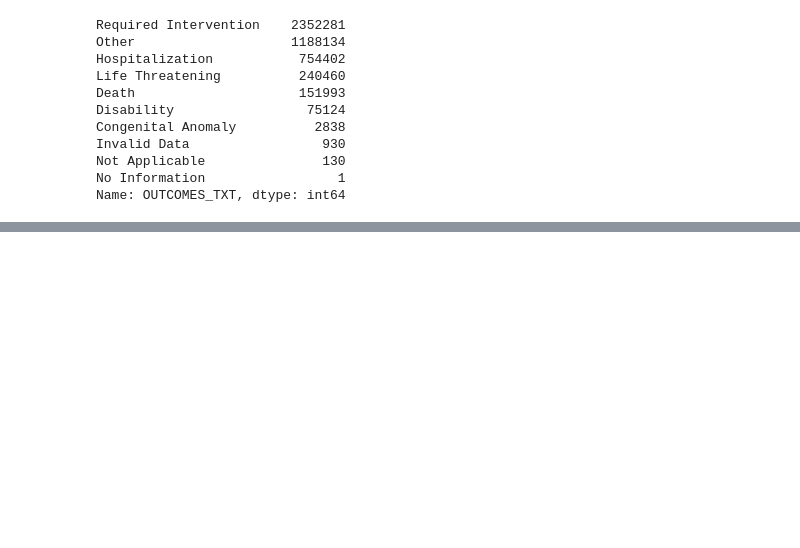
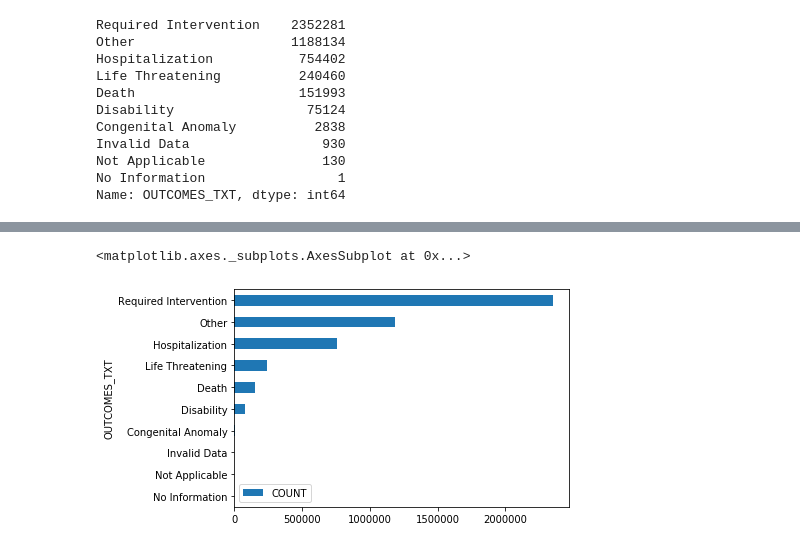
Before and after one commit to datawolf19/MAUDE, a Jupyter notebook: MDR Data.ipynb, the cells around one changed output, grey strips where cells are left out. Saved outputs shown, nothing was run; the diff lists cells and outputs as text; code cells hidden in the pictures; blank space fills up the shorter version.

```diff
--- a/MDR Data.ipynb
+++ b/MDR Data.ipynb
@@ -19,6 +10,0 @@ https://www.fda.gov/medical-devices/mandatory-reporting-requirements-manufacture
-# %%
-urls = [
-        'http://www.accessdata.fda.gov/MAUDE/ftparea/foidev2017.zip',
-        'http://www.accessdata.fda.gov/MAUDE/ftparea/foidev2018.zip',
-        'http://www.accessdata.fda.gov/MAUDE/ftparea/foidev2019.zip'
-       ]
@@ -26,6 +47,21 @@ urls = [
 # DataFrame to store the MAUDE Data
 
 def maude_downloader(urls):
+    """Downloads MAUDE files for data analysis.
+
+    This will download the MAUDE file content, stream the bytes
+    to uncompress and analyze. Will also append the list of zips
+    into a single pandas DataFrame for analysis.
+
+    Parameters:
+        urls: list
+            This is the list of urls from the MAUDE website that
+            will be used for analysis.
+
+    Returns:
+        pandas DataFrame object
+
+    """
     df = pd.DataFrame()
     # Relevant urls to download
     for url in urls:
@@ -39,5 +75,5 @@ def maude_downloader(urls):
                 # Skips over rows with errors.
                 with zf.open(name) as myfile:
                     df = df.append(pd.read_csv(io.StringIO(myfile.read().decode('latin1')), delimiter='|',
-                                               error_bad_lines=False, warn_bad_lines=False))
+                                               error_bad_lines=False, warn_bad_lines=False, low_memory=False))
     return df
@@ -117,2 +104,0 @@ patient[patient.SEQUENCE_NUMBER_OUTCOME.str.contains(';').fillna(False)]
-# %%
-df3 = patient.set_index(['MDR_REPORT_KEY', 'DATE_RECEIVED'])[['SEQUENCE_NUMBER_OUTCOME']].apply(lambda x: x.str.split(';').explode())['SEQUENCE_NUMBER_OUTCOME'].str.split('.', expand=True).rename(columns={0:'EVENT_SEQUENCE', 1:'PATIENT_OUTCOME'})
@@ -119,3 +121,13 @@ df3 = patient.set_index(['MDR_REPORT_KEY', 'DATE_RECEIVED'])[['SEQUENCE_NUMBER_O
+# %%
+# Let's fix this. A couple are going on here. First, I'm creating an index based on the unique key
+# (MDR_REPORT_KEY) and the date. Next, I split the values by the semicolon and explode them. Exploding
+# the data creates a new row with the split value. Similarly, splitting and expanding is necessary to
+# keep track of the sequence of outcomes but instead of creating more rows it expands the value into
+# a new column. Lastly, I renamed the columns for readability.
+df3 = patient.set_index(['MDR_REPORT_KEY', 'DATE_RECEIVED'])[['SEQUENCE_NUMBER_OUTCOME']].\
+                        apply(lambda x: x.str.split(';').explode())['SEQUENCE_NUMBER_OUTCOME'].\
+                        str.split('.', expand=True).\
+                        rename(columns={0:'EVENT_SEQUENCE', 1:'PATIENT_OUTCOME'})
 # %%
 df3.PATIENT_OUTCOME = df3.PATIENT_OUTCOME.str.strip()
 # %%
@@ -255,0 +165,5 @@ df.head(100)
+# %%
+df3.OUTCOMES_TXT.value_counts(ascending=True).reset_index().rename(columns={'index':'OUTCOMES_TXT', 'OUTCOMES_TXT':'COUNT'}).plot.barh(x='OUTCOMES_TXT', y='COUNT')
+# %% [output]
+<matplotlib.axes._subplots.AxesSubplot at 0x...>
+[figure, added]
```
Also changed, not shown: parts of 27 cells of this notebook.
